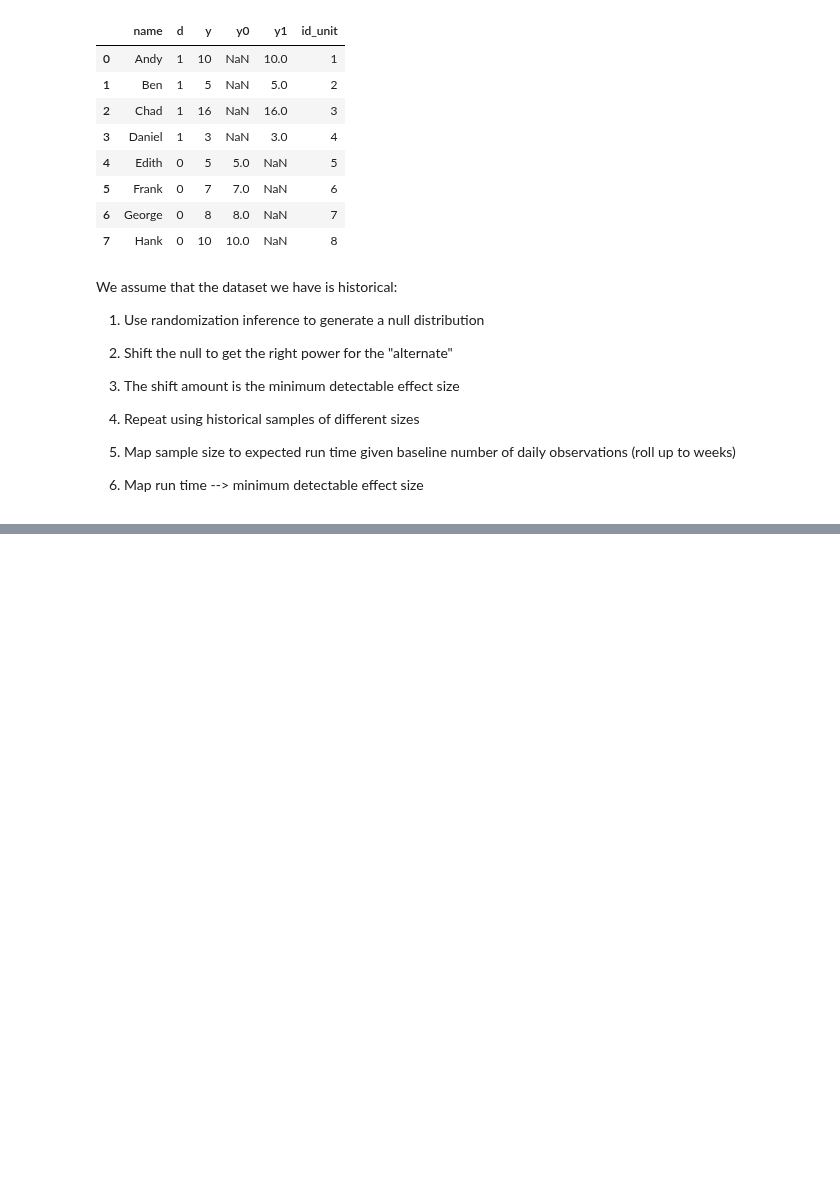
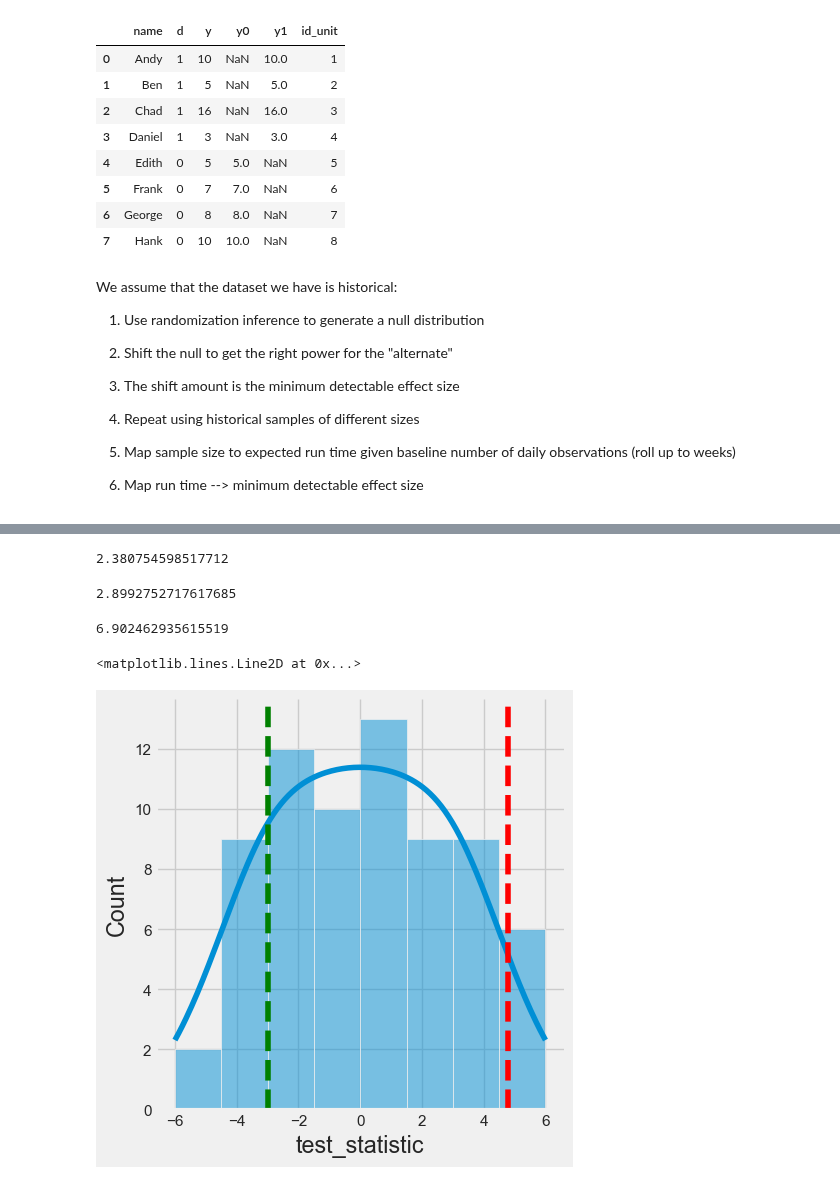
Before and after one commit to dokeeffe87/stats_utils, a Jupyter notebook: notebooks/scratch_work/dev_ri_power_calc.ipynb, the cells around one changed output, grey strips where cells are left out. Drawn from its saved outputs; the diff is of its cells as text; code cells hidden in the pictures; blank space fills up the shorter version.

```diff
--- a/notebooks/scratch_work/dev_ri_power_calc.ipynb
+++ b/notebooks/scratch_work/dev_ri_power_calc.ipynb
@@ -66,0 +123,9 @@ ri_ = skewed_metric_utils.RandomizationInference()
+# %%
+# Ok so now we select the power and the confidence of the desired test:
+power_ = 0.8
+alpha = 0.05
+# %%
+# First, compute the critical value
+# q_significance = 1 - alpha
+q_significance = 1 - alpha/2
+critical_point_ri = np.quantile(df_sims['test_statistic'].values, q_significance)
@@ -66,0 +136,5 @@ ri_ = skewed_metric_utils.RandomizationInference()
+# %%
+# Now compute the minimum detectable effect size with the assumed power
+q_ = 100 - power_ * 100
+# %%
+simulated_effect_size_qth_percentile = np.percentile(df_sims['test_statistic'].values, q_)
@@ -66,0 +162,23 @@ ri_ = skewed_metric_utils.RandomizationInference()
+# %%
+pwr.tt_ind_solve_power(nobs1=4, alpha=0.05, power=0.8)
+# %% [output]
+2.380754598517712
+# %%
+df_sims['test_statistic'].std()
+# %% [output]
+2.8992752717617685
+# %%
+# So in terms of the mean difference, this is like
+2.380754598517712 * 2.8992752717617685
+# %% [output]
+6.902462935615519
+# %%
+# Yeah ok, So for a two sided design, it should be alpha/2, otherwise, it's just alpha.
+# This minus sign is correct. We can plot it and see
+g = sns.displot(data=df_sims, x='test_statistic', kde=True)
+ax = g.ax
+ax.axvline(x=critical_point_ri, linestyle='--', color='red')
+ax.axvline(x=simulated_effect_size_qth_percentile, linestyle='--', color='green')
+# %% [output]
+<matplotlib.lines.Line2D at 0x...>
+[figure, added]
```
Also changed, not shown: parts of 43 cells of this notebook, 2 other files.
